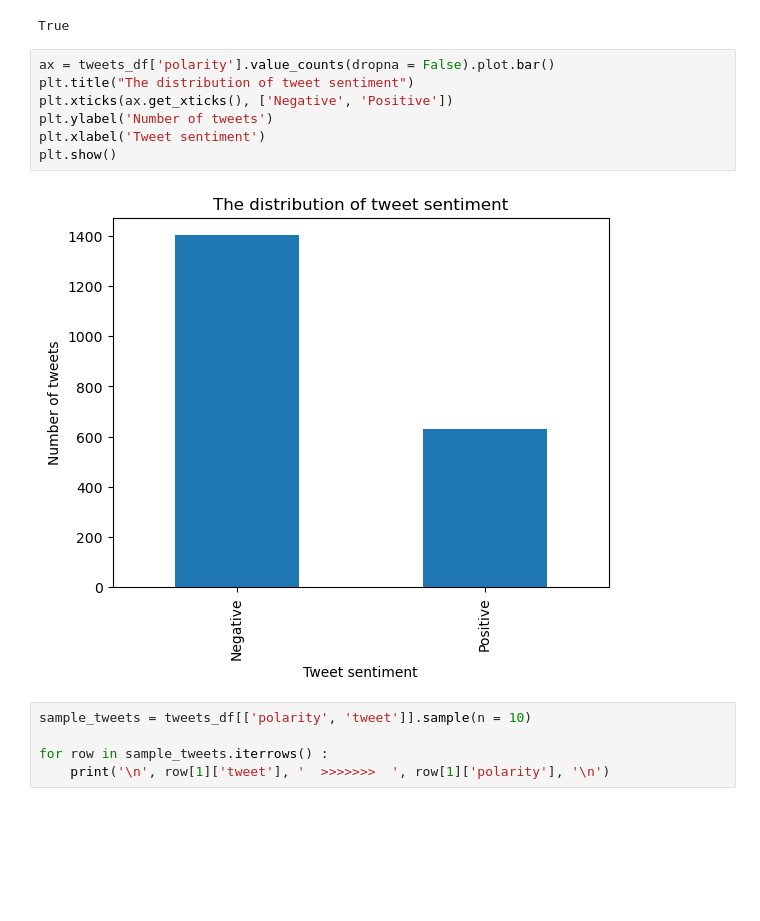
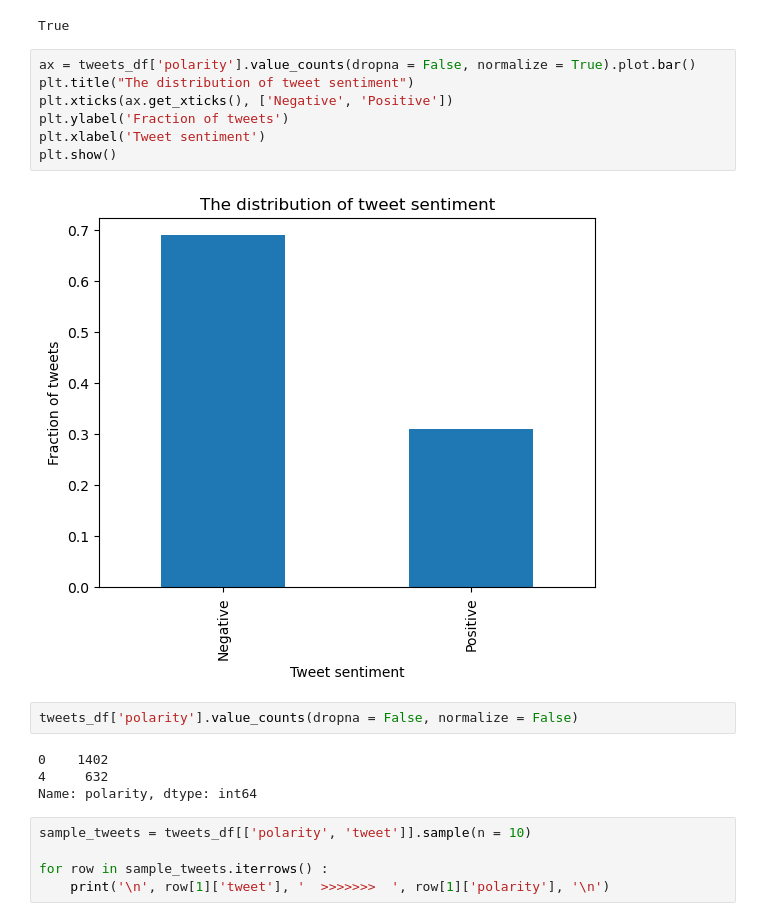
Before and after one commit to KCristopher/SentimentAnalysis, a Jupyter notebook: AnalyzeSentiment.ipynb, the cells around one changed output. Saved outputs shown, nothing was run; the diff lists cells and outputs as text; blank space fills up the shorter version.

```diff
--- a/AnalyzeSentiment.ipynb
+++ b/AnalyzeSentiment.ipynb
@@ -67,14 +67,20 @@ Name: tweet, dtype: int64
 # %% [output]
 True
 # %%
-ax = tweets_df['polarity'].value_counts(dropna = False).plot.bar()
+ax = tweets_df['polarity'].value_counts(dropna = False, normalize = True).plot.bar()
 plt.title("The distribution of tweet sentiment")
 plt.xticks(ax.get_xticks(), ['Negative', 'Positive'])
-plt.ylabel('Number of tweets')
+plt.ylabel('Fraction of tweets')
 plt.xlabel('Tweet sentiment')
 plt.show()
 # %% [output]
-[figure, old version]
+[figure, new version]
+# %%
+tweets_df['polarity'].value_counts(dropna = False, normalize = False)
+# %% [output]
+0    1402
+4     632
+Name: polarity, dtype: int64
 # %%
 sample_tweets = tweets_df[['polarity', 'tweet']].sample(n = 10)
 
```
Also changed, not shown: parts of 10 cells of this notebook.
